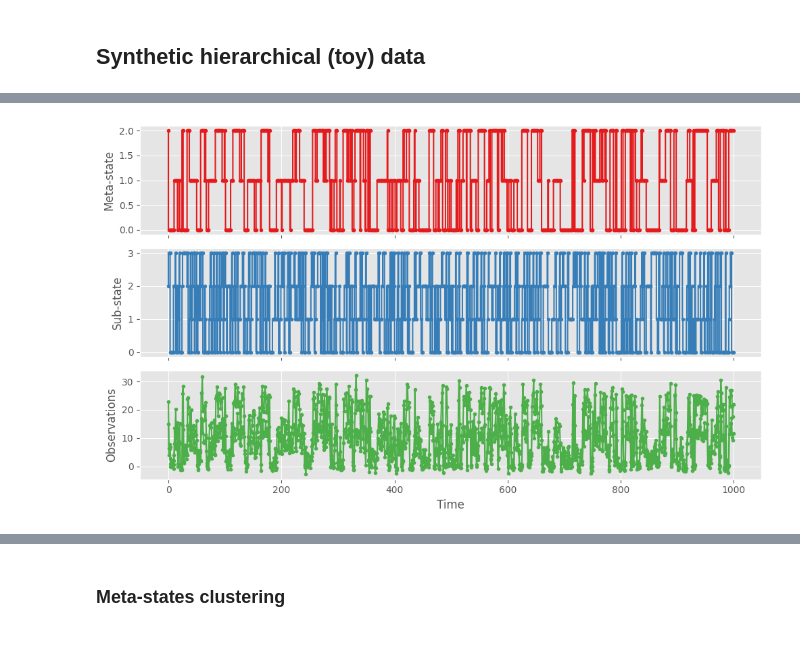
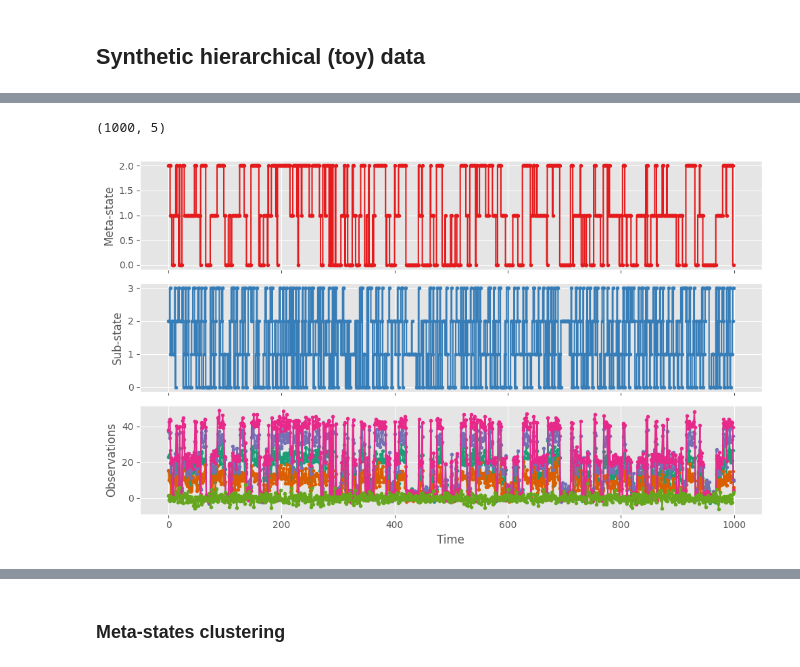
Before and after one commit to kir0ul/BayesClustering, a Jupyter notebook: GMM-semi-supervised.ipynb, the cells around one changed output, grey strips where cells are left out. Drawn from its saved outputs; the diff is of its cells as text; code cells hidden in the pictures.

```diff
--- a/GMM-semi-supervised.ipynb
+++ b/GMM-semi-supervised.ipynb
@@ -729,0 +794,3 @@ new_feat_mat
+# %%
+labels_gt_new = np.ones(new_data.shape[0]).astype(int) * 3
+labels_gt_new
@@ -729,0 +799,3 @@ new_feat_mat
+# %%
+labels_gt_concat = np.concat((labels_gt, labels_gt_new), axis=0)
+labels_gt_concat
@@ -730,6 +804,6 @@ new_feat_mat
 # %%
 gamma_resp, labels_pred = predict(
-    U=new_feat_mat.to_numpy(),
+    U=feat_mat_concat.to_numpy(),
     pi_mixing_prior=pi_mixing_prior,
     mu=mu,
     Sigma=Sigma,
@@ -1274,7 +1338,7 @@ def generate_two_level_hmm_sequence(
 # %%
 n_meta = 3
 n_sub = 4
-obs_dim = 2
+obs_dim = 5
 
 # Transition matrices
 A_meta = np.array(
@@ -1358,15 +1422,34 @@ for m in range(n_meta):
         means[m, s, :] = [
             m * 10 + s * 2,
             m * 5 + s * 1.5,
-            # m * 15 + s * 2.5,
-            # m * 20 + s * 1,
-            # m * 0 + s * 0,
+            m * 15 + s * 2.5,
+            m * 20 + s * 1,
+            m * 0 + s * 0,
         ]
 
         # Different covariance structures
         if m == 0:  # Meta 0: isotropic
             covariances[m, s] = np.eye(obs_dim) * (s + 1)
         elif m == 1:  # Meta 1: correlated
-            covariances[m, s] = np.array([[2.0, 0.8], [0.8, 1.0]]) * (s + 1)
+            # covariances[m, s] = np.array([[2.0, 0.8], [0.8, 1.0]]) * (s + 1)
+            covariances[m, s] = np.array(
+                [
+                    [3.0, 0.8, 0.8, 0.0, 0.0],
+                    [0.8, 3.0, 0.8, 0.0, 0.0],
+                    [0.0, 0.8, 2.0, 0.8, 0.0],
+                    [0.0, 0.0, 0.8, 2.0, 0.8],
+                    [0.0, 0.0, 0.8, 0.8, 2.0],
+                ]
+            ) * (s + 1)
         else:  # Meta 2: anti-correlated
-            covariances[m, s] = np.array([[2.0, -0.5], [-0.5, 1.0]]) * (s + 1)
+            # covariances[m, s] = np.array([[2.0, -0.5], [-0.5, 1.0]]) * (s + 1)
+            covariances[m, s] = np.array(
+                [
+                    [2.0, -0.5, -0.5, 0.0, 0.0],
+                    [-0.5, 2.0, -0.5, 0.0, 0.0],
+                    [0.0, -0.5, 1.0, -0.5, 0.0],
+                    [0.0, 0.0, -0.5, 1.0, -0.5],
+                    [0.0, 0.0, -0.5, -0.5, 1.0],
+                ]
+            ) * (s + 1)
+        covariances[m, s] = 1 / 2 * (covariances[m, s] + covariances[m, s].T)
@@ -1409,19 +1494,25 @@ Meta states:  [2 0 0 0 0 0 0 0 0 0 0 1 1 1 1 1 1 0 1 1 1 0 0 0 0 2 2 0 0 0 0 0 0
  [...]
+# %%
+observations.shape
+# %% [output]
+(1000, 5)
 # %%
 with plt.style.context("ggplot"):
     cmap = plt.colormaps["Set1"].colors
+    cmap2 = plt.colormaps["Dark2"].colors
     fig, axes = plt.subplots(3, 1, sharex=True, figsize=(10, 6))
     axes[0].step(meta_states, ".-", c=cmap[0])
     axes[0].set_ylabel("Meta-state")
     axes[1].step(sub_states, ".-", c=cmap[1])
     axes[1].set_ylabel("Sub-state")
-    axes[2].plot(observations, ".-", c=cmap[2])
+    for obsi in range(obs_dim):
+        axes[2].plot(observations[:, obsi], ".-", c=cmap2[obsi])  # , c=cmap[2])
     axes[2].set_ylabel("Observations")
     axes[2].set_xlabel("Time")
     plt.tight_layout()
     plt.show()
 # %% [output]
-[figure, old version]
+[figure, new version]
 # %%
 with plt.style.context("ggplot"):
     fig, ax = plt.subplots(nrows=1, ncols=2, figsize=(10, 5))
```
Also changed, not shown: parts of 62 cells of this notebook, 3 other files.
